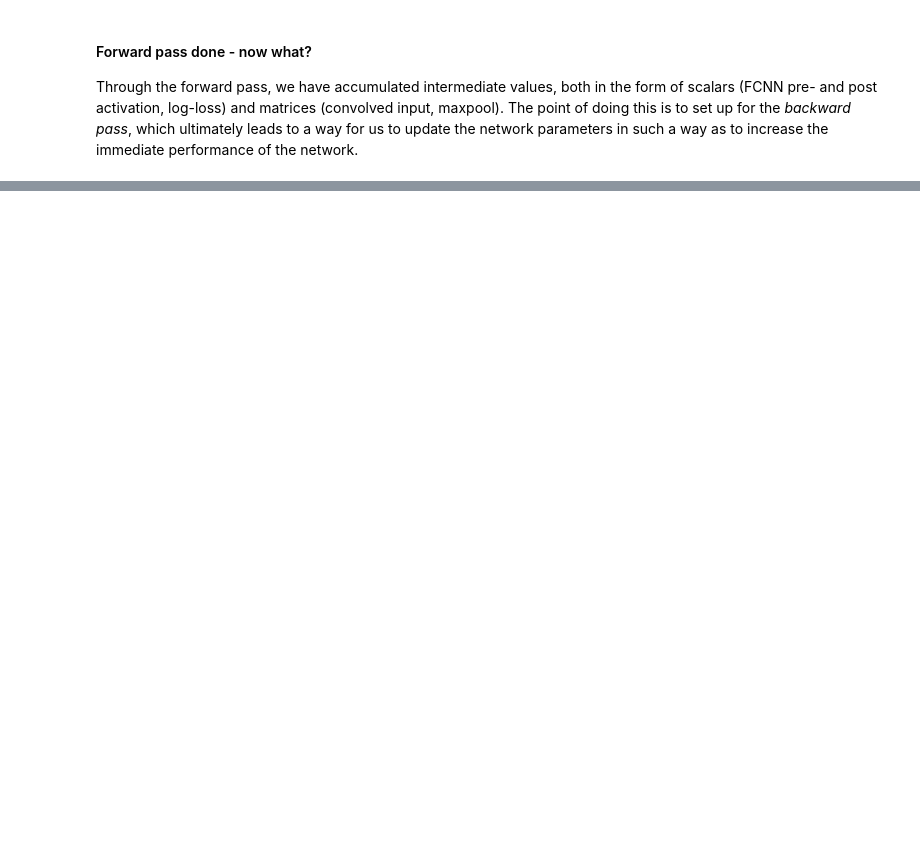
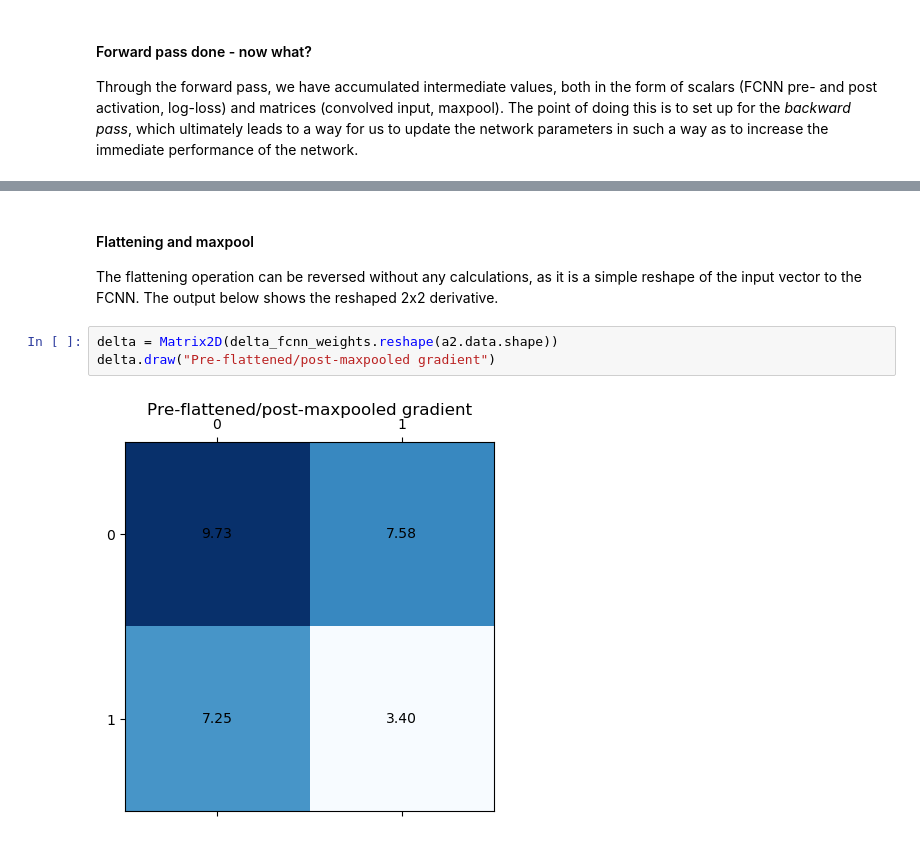
Before and after one commit to chrstrom/TDT17, a Jupyter notebook: chstr/01_CNN_FCNN.ipynb, the cells around one changed output, grey strips where cells are left out. Drawn from its saved outputs; the diff is of its cells as text; blank space fills up the shorter version.

```diff
--- a/chstr/01_CNN_FCNN.ipynb
+++ b/chstr/01_CNN_FCNN.ipynb
@@ -412,0 +415,8 @@ conv_bias -= learning_rate * grad_b1
+# %% [markdown]
+#### Flattening and maxpool
+The flattening operation can be reversed without any calculations, as it is a simple reshape of the input vector to the FCNN. The output below shows the reshaped 2x2 derivative.
+# %%
+delta = Matrix2D(delta_fcnn_weights.reshape(a2.data.shape))
+delta.draw("Pre-flattened/post-maxpooled gradient")
+# %% [output]
+[figure, added]
```
Also changed, not shown: parts of 25 cells of this notebook.
